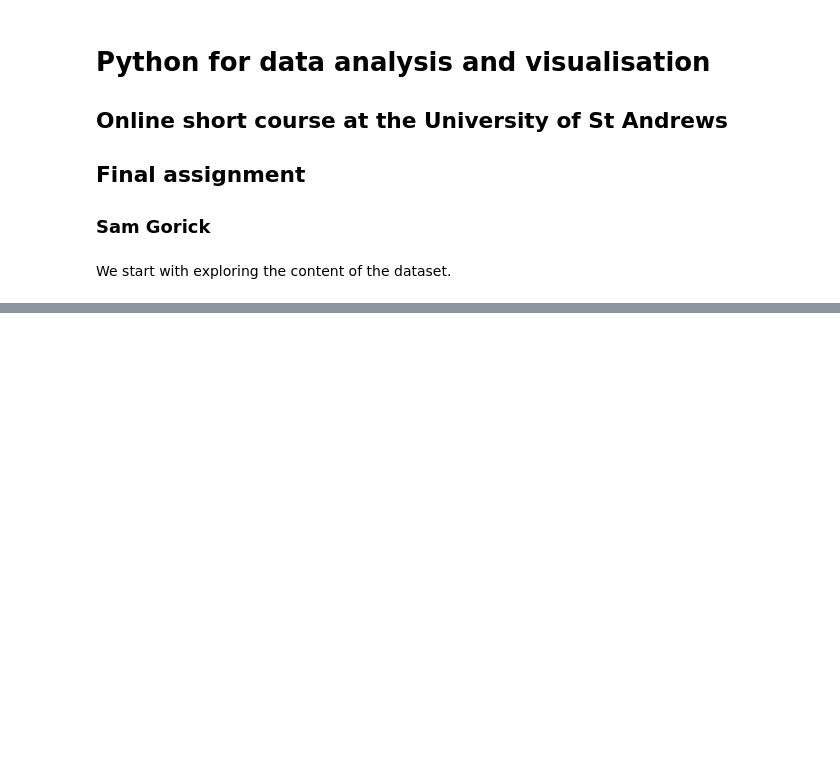
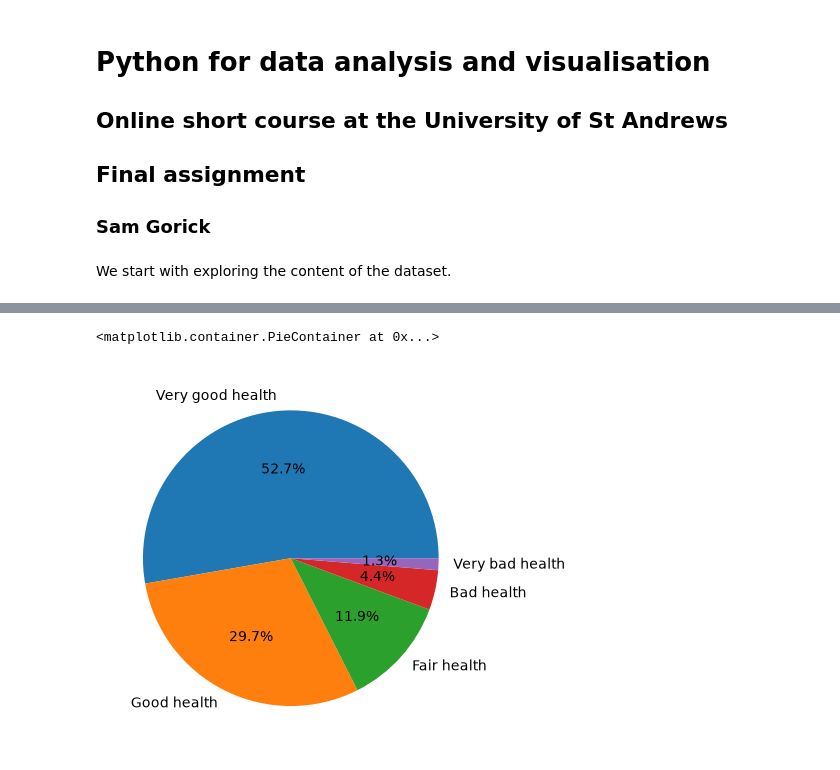
Before and after one commit to goricksamuel-ops/PyProject, a Jupyter notebook: notebooks/census2011.ipynb, the cells around one changed output, grey strips where cells are left out. Saved outputs shown, nothing was run; the diff lists cells and outputs as text; code cells hidden in the pictures; blank space fills up the shorter version.

```diff
--- a/notebooks/census2011.ipynb
+++ b/notebooks/census2011.ipynb
@@ -30,0 +219,14 @@ df.filter()
+# %%
+# Health Distribution
+health = df_mapped["Health"].value_counts(dropna=False).reset_index()
+health.columns = ["Health Status", "Count"]
+
+labels = health["Health Status"]
+sizes = health["Count"]
+
+# Create Pie Chart and Add percentages
+fig, ax = pyp.subplots()
+ax.pie(sizes,labels=labels,autopct="%1.1f%%")
+# %% [output]
+<matplotlib.container.PieContainer at 0x...>
+[figure, added]
```
Also changed, not shown: parts of 19 cells of this notebook, 2 other files.
